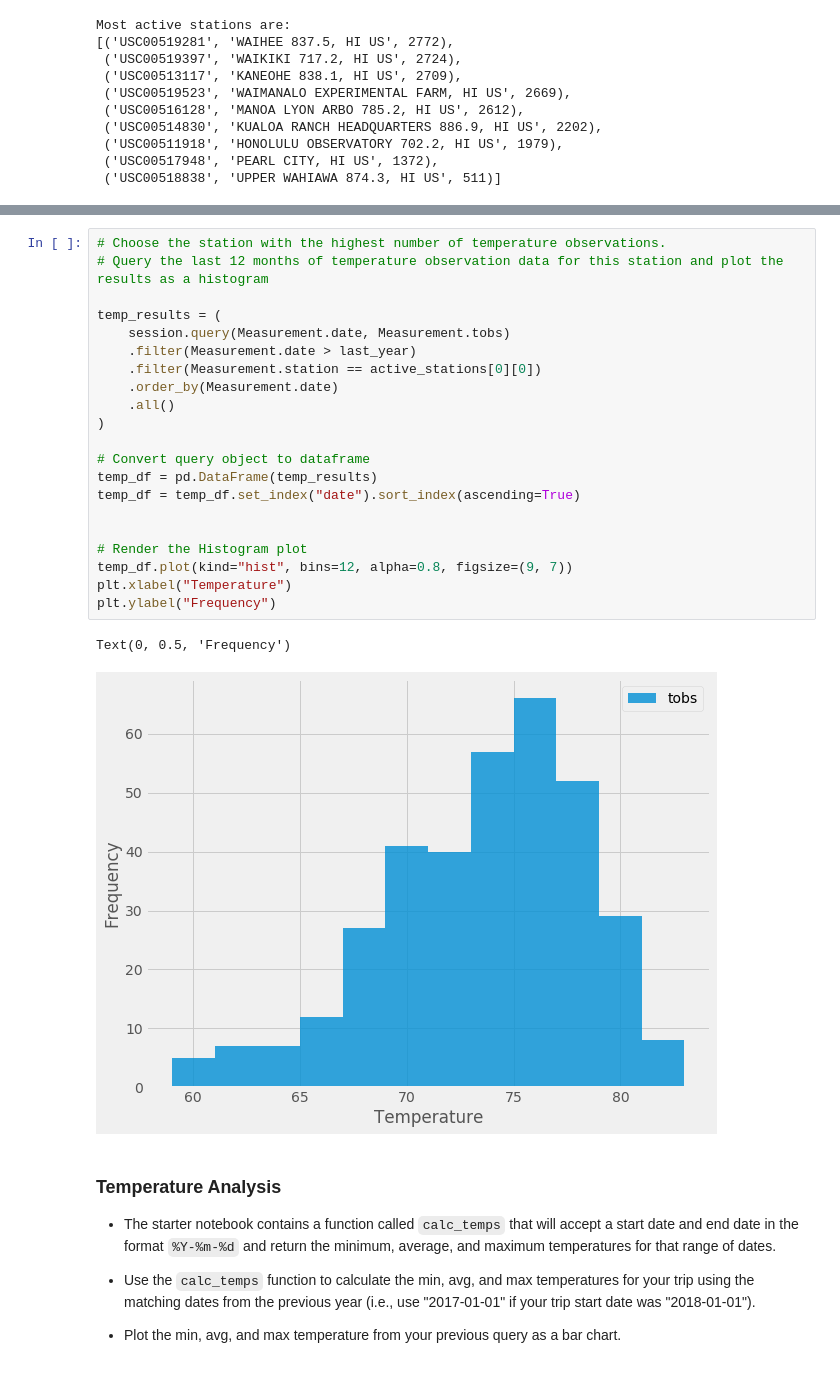
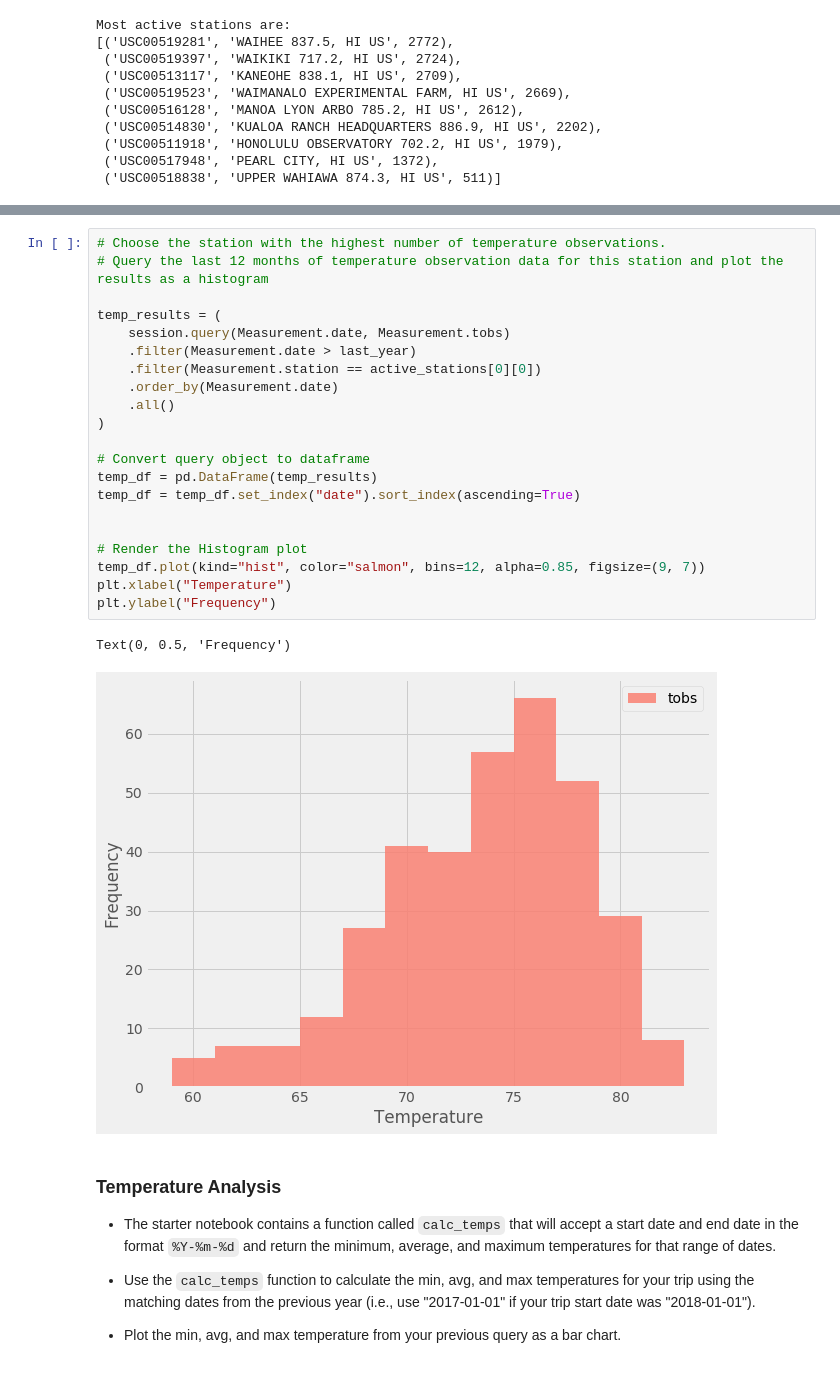
Before and after one commit to sheetalbongale/SQL-Alchemy-Challenge, a Jupyter notebook: hawaii_climate_analysis.ipynb, the cells around one changed output, grey strips where cells are left out. Drawn from its saved outputs; the diff is of its cells as text.

```diff
--- a/hawaii_climate_analysis.ipynb
+++ b/hawaii_climate_analysis.ipynb
@@ -164,27 +164,27 @@ Average Temperature: 71.66378066378067F
 # %%
 # Choose the station with the highest number of temperature observations.
 # Query the last 12 months of temperature observation data for this station and plot the results as a histogram
 
 temp_results = (
     session.query(Measurement.date, Measurement.tobs)
     .filter(Measurement.date > last_year)
     .filter(Measurement.station == active_stations[0][0])
     .order_by(Measurement.date)
     .all()
 )
 
 # Convert query object to dataframe
 temp_df = pd.DataFrame(temp_results)
 temp_df = temp_df.set_index("date").sort_index(ascending=True)
 
 
 # Render the Histogram plot
-temp_df.plot(kind="hist", bins=12, alpha=0.8, figsize=(9, 7))
+temp_df.plot(kind="hist", color="salmon", bins=12, alpha=0.85, figsize=(9, 7))
 plt.xlabel("Temperature")
 plt.ylabel("Frequency")
 # %% [output]
 Text(0, 0.5, 'Frequency')
-[figure, old version]
+[figure, new version]
 # %% [markdown]
 ### Temperature Analysis
 
```
Also changed, not shown: parts of 9 cells of this notebook.
